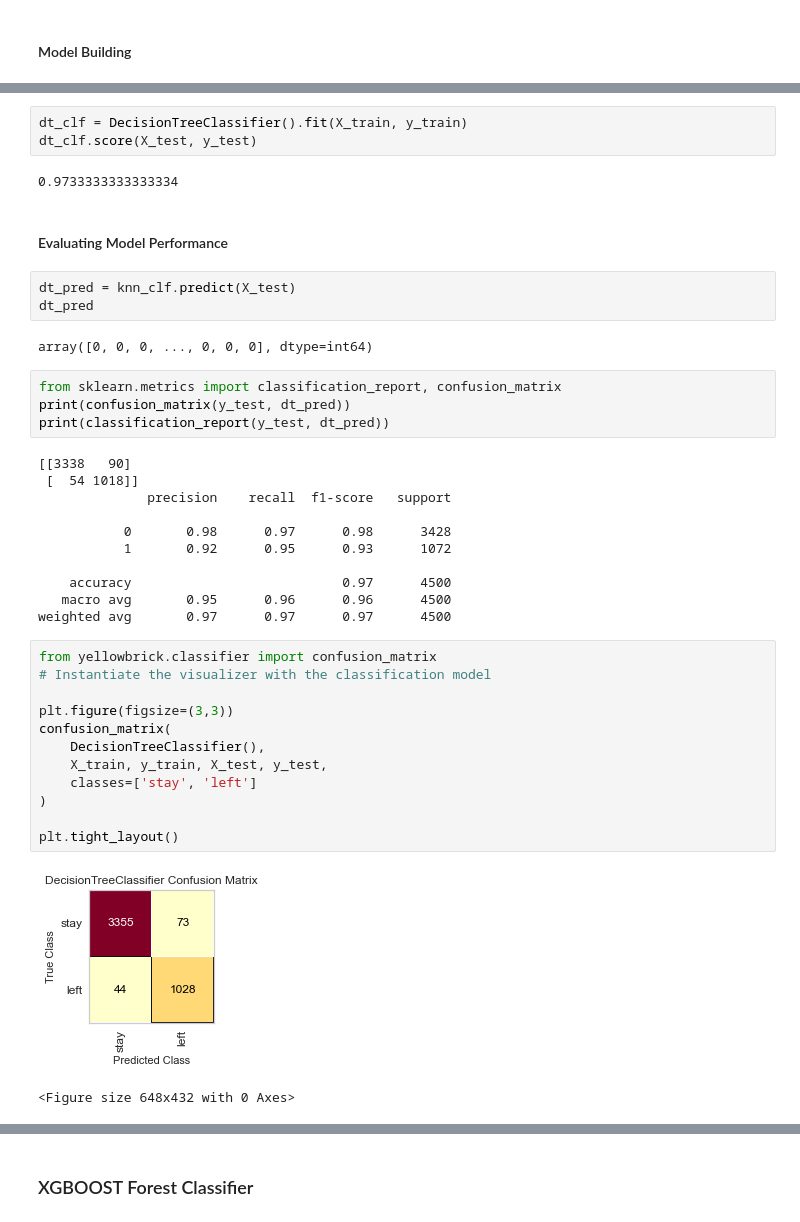
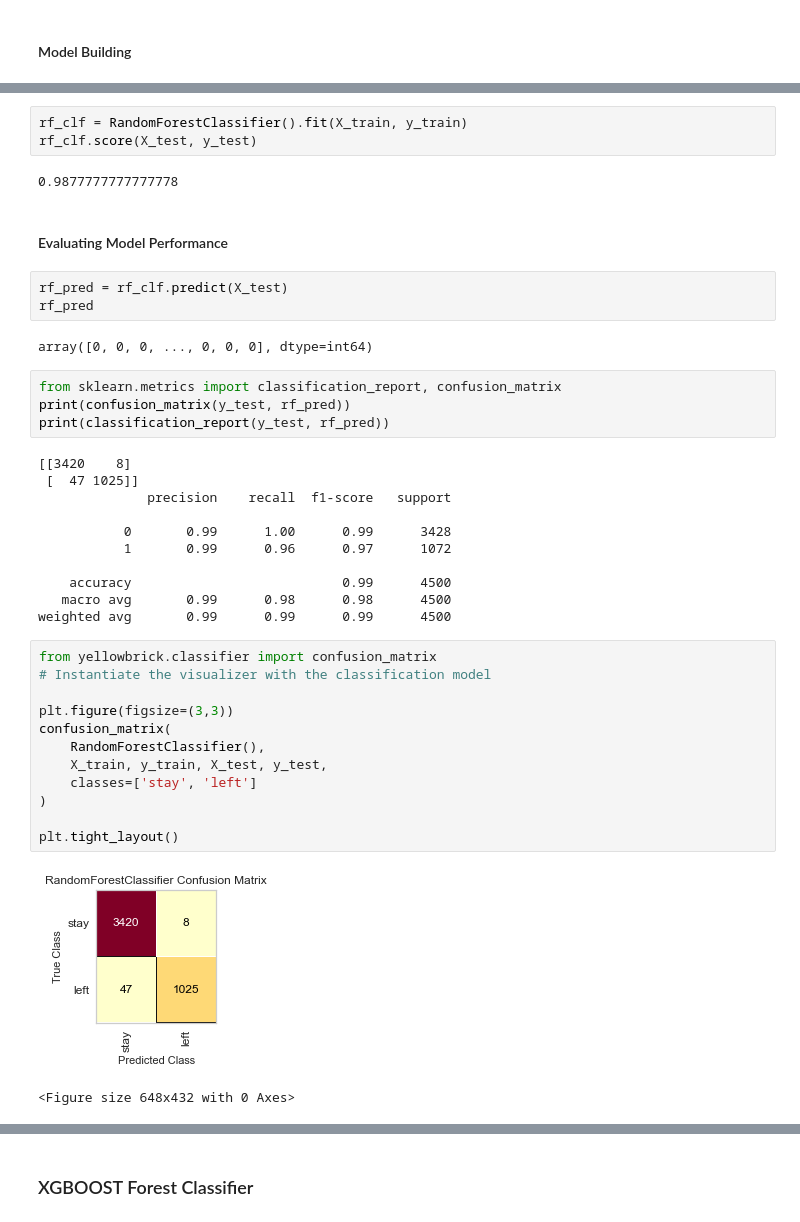
Before and after one commit to smeteo/Data_Science_and_Machine_Learning, a Jupyter notebook: 8. Capstone Projects/Project_2_Churn_Prediction/Churn Prediction_Capstone_Project_2.ipynb, the cells around one changed output, grey strips where cells are left out. Drawn from its saved outputs; the diff is of its cells as text.

```diff
--- a/8. Capstone Projects/Project_2_Churn_Prediction/Churn Prediction_Capstone_Project_2.ipynb
+++ b/8. Capstone Projects/Project_2_Churn_Prediction/Churn Prediction_Capstone_Project_2.ipynb
@@ -816,44 +816,44 @@ from sklearn.tree import DecisionTreeClassifier
 # %%
-dt_clf = DecisionTreeClassifier().fit(X_train, y_train)
-dt_clf.score(X_test, y_test)
+rf_clf = RandomForestClassifier().fit(X_train, y_train)
+rf_clf.score(X_test, y_test)
 # %% [output]
-0.9733333333333334
+0.9877777777777778
 # %% [markdown]
 #### Evaluating Model Performance
-# %%
-dt_pred = knn_clf.predict(X_test)
-dt_pred
-# %% [output]
-array([0, 0, 0, ..., 0, 0, 0], dtype=int64)
+# %%
+rf_pred = rf_clf.predict(X_test)
+rf_pred
+# %% [output]
+array([0, 0, 0, ..., 0, 0, 0], dtype=int64)
 # %%
 from sklearn.metrics import classification_report, confusion_matrix
-print(confusion_matrix(y_test, dt_pred))
-print(classification_report(y_test, dt_pred))
+print(confusion_matrix(y_test, rf_pred))
+print(classification_report(y_test, rf_pred))
 # %% [output]
-[[3338   90]
- [  54 1018]]
+[[3420    8]
+ [  47 1025]]
               precision    recall  f1-score   support
 
-           0       0.98      0.97      0.98      3428
-           1       0.92      0.95      0.93      1072
+           0       0.99      1.00      0.99      3428
+           1       0.99      0.96      0.97      1072
 
-    accuracy                           0.97      4500
-   macro avg       0.95      0.96      0.96      4500
-weighted avg       0.97      0.97      0.97      4500
+    accuracy                           0.99      4500
+   macro avg       0.99      0.98      0.98      4500
+weighted avg       0.99      0.99      0.99      4500
 # %%
 from yellowbrick.classifier import confusion_matrix
 # Instantiate the visualizer with the classification model
 
 plt.figure(figsize=(3,3))
 confusion_matrix(
-    DecisionTreeClassifier(),
+    RandomForestClassifier(),
     X_train, y_train, X_test, y_test,
     classes=['stay', 'left']
 )
 
 plt.tight_layout()
 # %% [output]
-[figure, old version]
+[figure, new version]
 <Figure size 648x432 with 0 Axes>
 # %%
 from yellowbrick.classifier import classification_report
```
Also changed, not shown: parts of 10 cells of this notebook, 3 other files.
